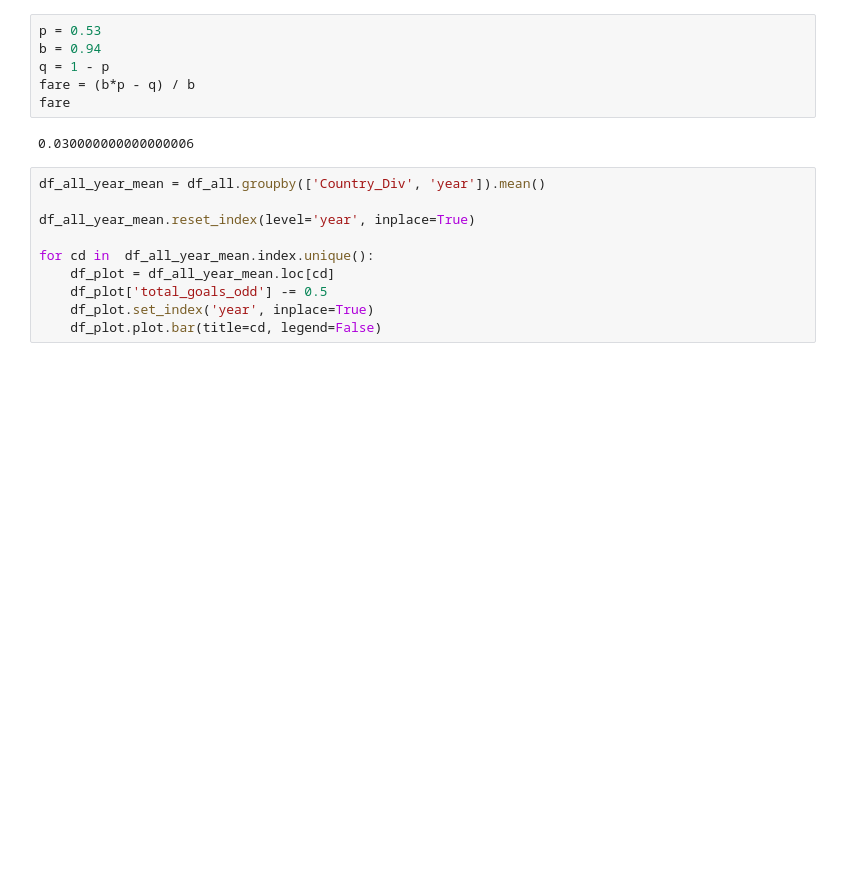
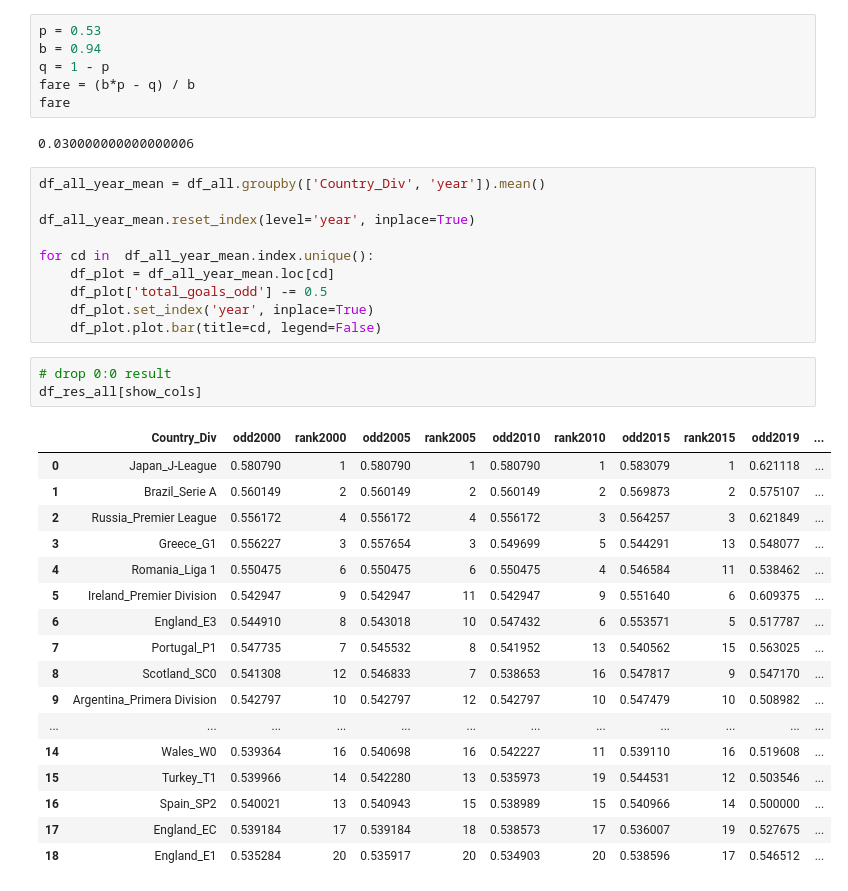
Before and after one commit to GatzZ/scores_guess, a Jupyter notebook: football.ipynb, the cells around one changed output. Drawn from its saved outputs; the diff is of its cells as text; blank space fills up the shorter version.

```diff
--- a/football.ipynb
+++ b/football.ipynb
@@ -306,3 +305,24 @@ for cd in  df_all_year_mean.index.unique():
     df_plot['total_goals_odd'] -= 0.5
     df_plot.set_index('year', inplace=True)
     df_plot.plot.bar(title=cd, legend=False)
+# %%
+# drop 0:0 result
+df_res_all[show_cols]
+# %% [output]
+|  | Country_Div | odd2000 | rank2000 | odd2005 | rank2005 | odd2010 | rank2010 | odd2015 | rank2015 | odd2019 | ... |
+| 0 | Japan_J-League | 0.580790 | 1 | 0.580790 | 1 | 0.580790 | 1 | 0.583079 | 1 | 0.621118 | ... |
+| 1 | Brazil_Serie A | 0.560149 | 2 | 0.560149 | 2 | 0.560149 | 2 | 0.569873 | 2 | 0.575107 | ... |
+| 2 | Russia_Premier League | 0.556172 | 4 | 0.556172 | 4 | 0.556172 | 3 | 0.564257 | 3 | 0.621849 | ... |
+| 3 | Greece_G1 | 0.556227 | 3 | 0.557654 | 3 | 0.549699 | 5 | 0.544291 | 13 | 0.548077 | ... |
+| 4 | Romania_Liga 1 | 0.550475 | 6 | 0.550475 | 6 | 0.550475 | 4 | 0.546584 | 11 | 0.538462 | ... |
+| 5 | Ireland_Premier Division | 0.542947 | 9 | 0.542947 | 11 | 0.542947 | 9 | 0.551640 | 6 | 0.609375 | ... |
+| 6 | England_E3 | 0.544910 | 8 | 0.543018 | 10 | 0.547432 | 6 | 0.553571 | 5 | 0.517787 | ... |
+| 7 | Portugal_P1 | 0.547735 | 7 | 0.545532 | 8 | 0.541952 | 13 | 0.540562 | 15 | 0.563025 | ... |
+| 8 | Scotland_SC0 | 0.541308 | 12 | 0.546833 | 7 | 0.538653 | 16 | 0.547817 | 9 | 0.547170 | ... |
+| 9 | Argentina_Primera Division | 0.542797 | 10 | 0.542797 | 12 | 0.542797 | 10 | 0.547479 | 10 | 0.508982 | ... |
+| ... | ... | ... | ... | ... | ... | ... | ... | ... | ... | ... | ... |
+| 14 | Wales_W0 | 0.539364 | 16 | 0.540698 | 16 | 0.542227 | 11 | 0.539110 | 16 | 0.519608 | ... |
+| 15 | Turkey_T1 | 0.539966 | 14 | 0.542280 | 13 | 0.535973 | 19 | 0.544531 | 12 | 0.503546 | ... |
+| 16 | Spain_SP2 | 0.540021 | 13 | 0.540943 | 15 | 0.538989 | 15 | 0.540966 | 14 | 0.500000 | ... |
+| 17 | England_EC | 0.539184 | 17 | 0.539184 | 18 | 0.538573 | 17 | 0.536007 | 19 | 0.527675 | ... |
+| 18 | England_E1 | 0.535284 | 20 | 0.535917 | 20 | 0.534903 | 20 | 0.538596 | 17 | 0.546512 | ... |
```
Also changed, not shown: parts of 4 cells of this notebook, 1 other file.
